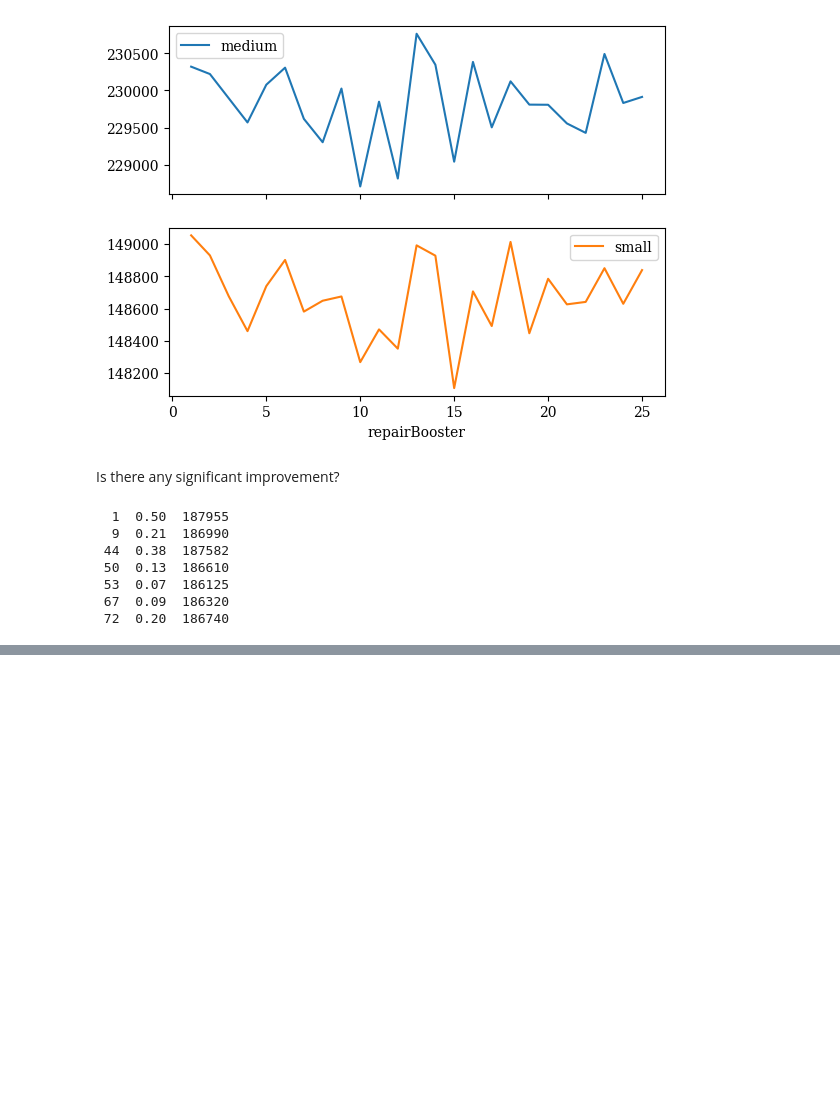
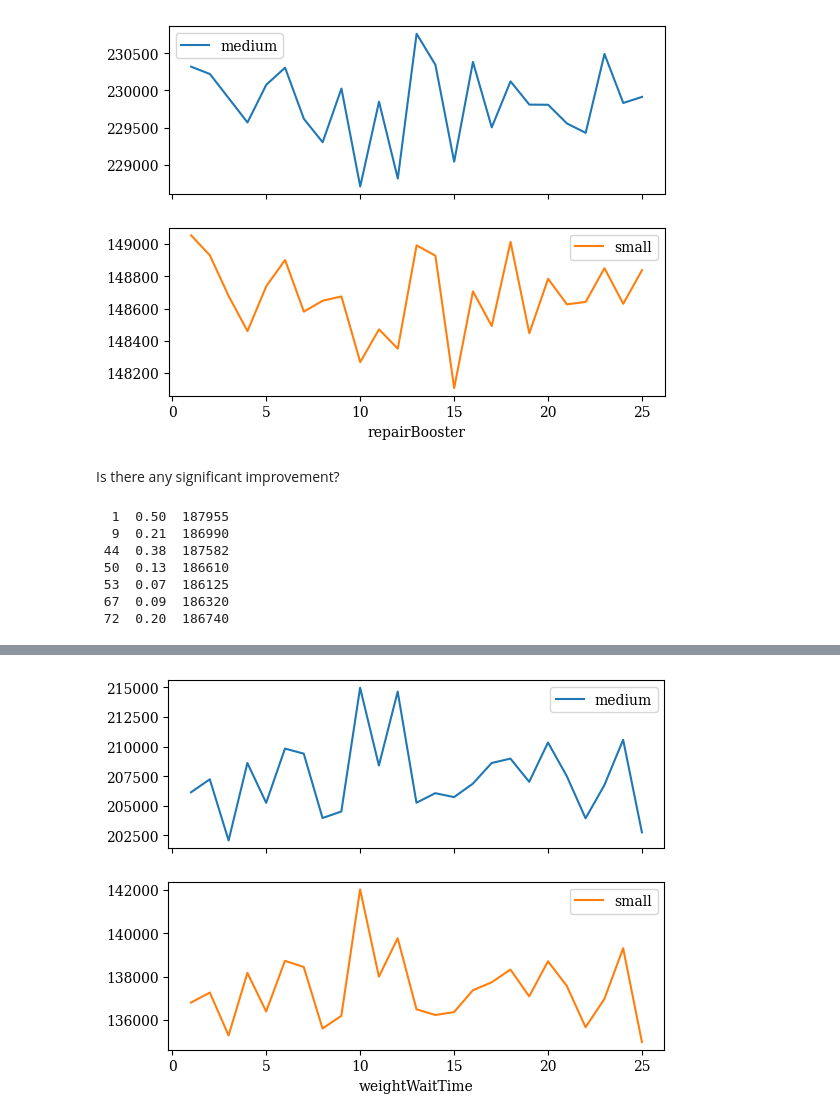
Before and after one commit to N-Wouda/Euro-NeurIPS-2022, a Jupyter notebook: notebooks/dynamic-tuning.ipynb, the cells around one changed output, grey strips where cells are left out. Drawn from its saved outputs; the diff is of its cells as text; code cells hidden in the pictures; blank space fills up the shorter version.

```diff
--- a/notebooks/dynamic-tuning.ipynb
+++ b/notebooks/dynamic-tuning.ipynb
@@ -182,0 +213,4 @@ for exp in range(1, 101):
+# %%
+df.cost.groupby([df["weightWaitTime"], df["size_group"]]).mean().unstack().plot(subplots=True);
+# %% [output]
+[figure, added]
```
Also changed, not shown: parts of 20 cells of this notebook, 3 other files.
